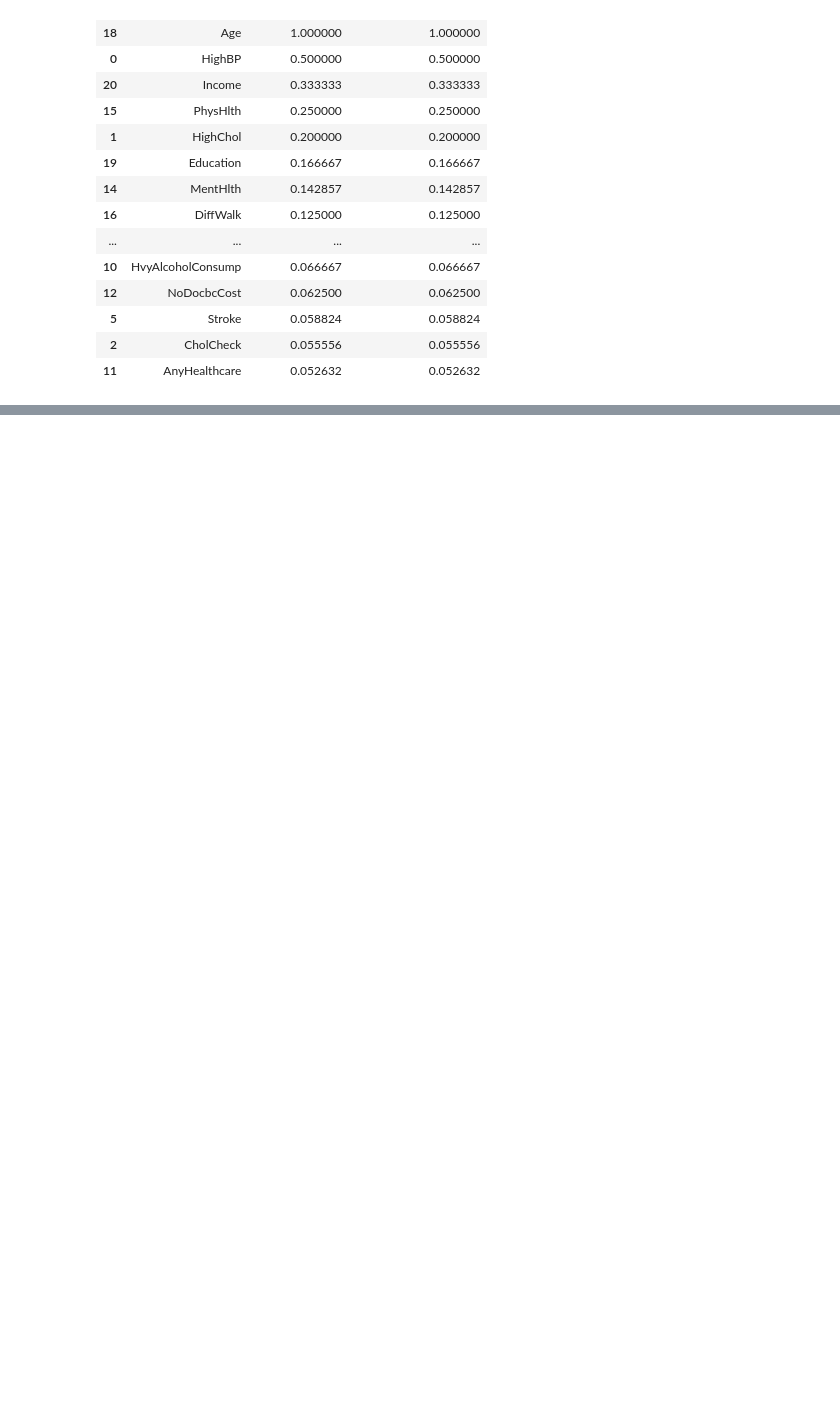
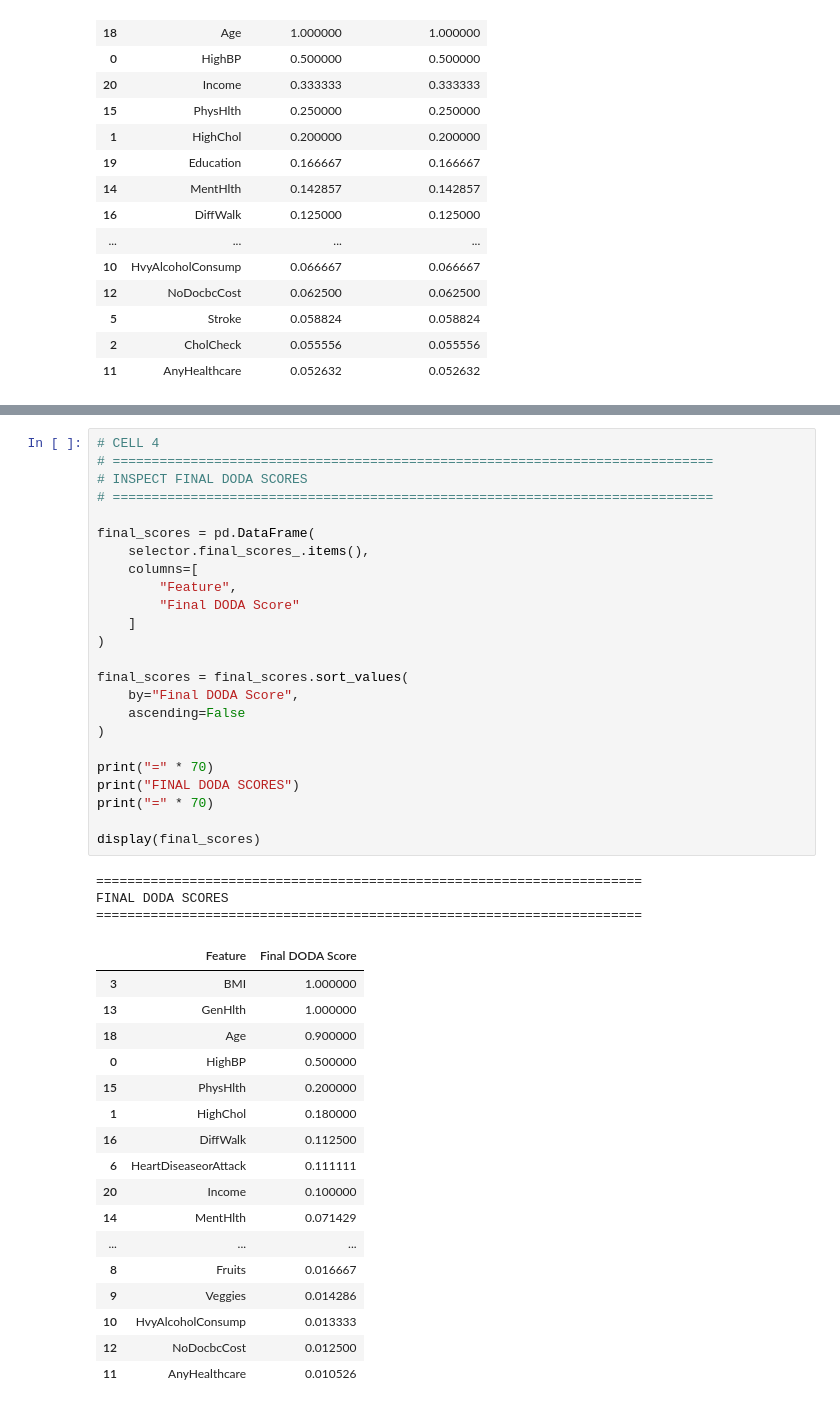
Before and after one commit to anandha-3679/msc_research, a Jupyter notebook: notebooks/anandha/Diabetes/diabetes_boruta.ipynb, the cells around one changed output, grey strips where cells are left out. Saved outputs shown, nothing was run; the diff lists cells and outputs as text; blank space fills up the shorter version.

```diff
--- a/notebooks/anandha/Diabetes/diabetes_boruta.ipynb
+++ b/notebooks/anandha/Diabetes/diabetes_boruta.ipynb
@@ -1037,0 +1083,45 @@ MATHEMATICAL SCORES
+# %%
+# CELL 4
+# =============================================================================
+# INSPECT FINAL DODA SCORES
+# =============================================================================
+
+final_scores = pd.DataFrame(
+    selector.final_scores_.items(),
+    columns=[
+        "Feature",
+        "Final DODA Score"
+    ]
+)
+
+final_scores = final_scores.sort_values(
+    by="Final DODA Score",
+    ascending=False
+)
+
+print("=" * 70)
+print("FINAL DODA SCORES")
+print("=" * 70)
+
+display(final_scores)
+# %% [output]
+======================================================================
+FINAL DODA SCORES
+======================================================================
+|  | Feature | Final DODA Score |
+| 3 | BMI | 1.000000 |
+| 13 | GenHlth | 1.000000 |
+| 18 | Age | 0.900000 |
+| 0 | HighBP | 0.500000 |
+| 15 | PhysHlth | 0.200000 |
+| 1 | HighChol | 0.180000 |
+| 16 | DiffWalk | 0.112500 |
+| 6 | HeartDiseaseorAttack | 0.111111 |
+| 20 | Income | 0.100000 |
+| 14 | MentHlth | 0.071429 |
+| ... | ... | ... |
+| 8 | Fruits | 0.016667 |
+| 9 | Veggies | 0.014286 |
+| 10 | HvyAlcoholConsump | 0.013333 |
+| 12 | NoDocbcCost | 0.012500 |
+| 11 | AnyHealthcare | 0.010526 |
```
Also changed, not shown: parts of 8 cells of this notebook.
